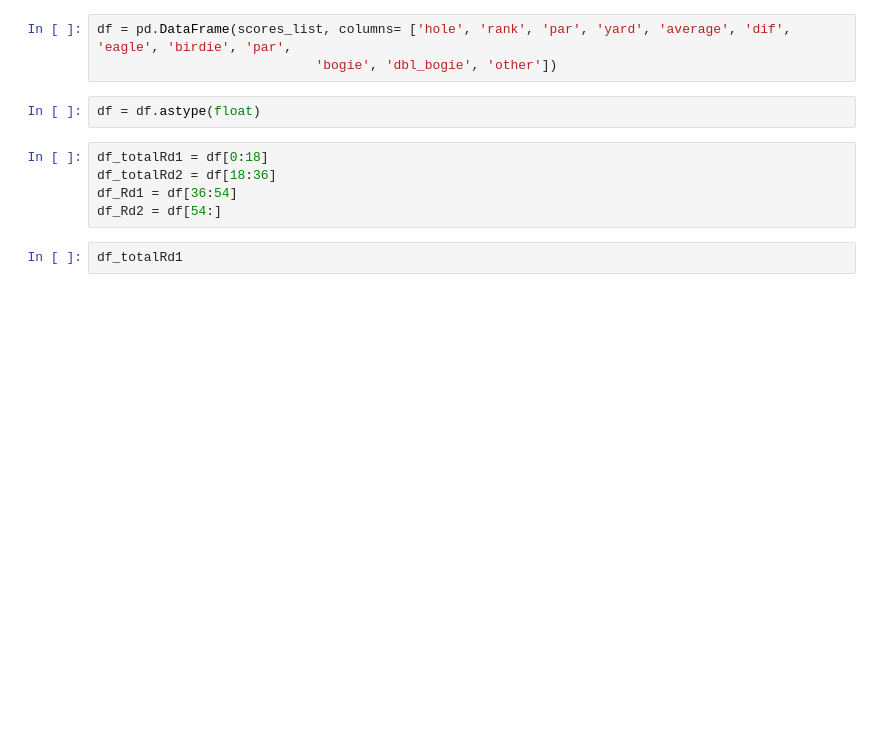
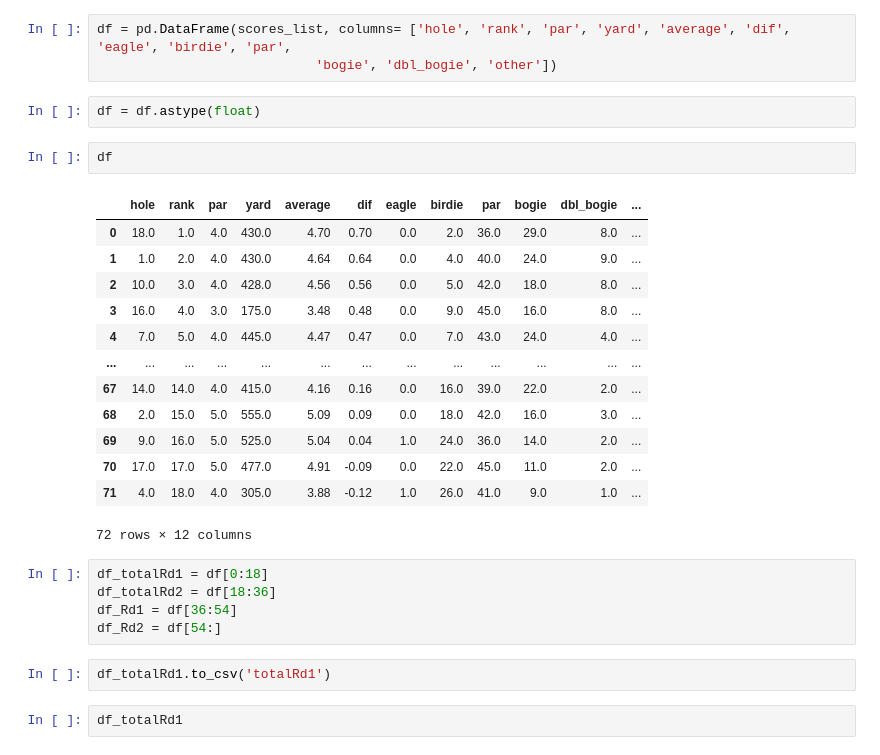
Before and after one commit to richesinrr0/bscGolf, a Jupyter notebook: scrape2019.ipynb, the cells around one changed output. Cells and saved outputs as stored; diff of their text form; blank space fills up the shorter version.

```diff
--- a/scrape2019.ipynb
+++ b/scrape2019.ipynb
@@ -28,11 +48,29 @@ df = pd.DataFrame(scores_list, columns= ['hole', 'rank', 'par', 'yard', 'average
                             'bogie', 'dbl_bogie', 'other'])
 # %%
 df = df.astype(float)
+# %%
+df
+# %% [output]
+|  | hole | rank | par | yard | average | dif | eagle | birdie | par | bogie | dbl_bogie | ... |
+| 0 | 18.0 | 1.0 | 4.0 | 430.0 | 4.70 | 0.70 | 0.0 | 2.0 | 36.0 | 29.0 | 8.0 | ... |
+| 1 | 1.0 | 2.0 | 4.0 | 430.0 | 4.64 | 0.64 | 0.0 | 4.0 | 40.0 | 24.0 | 9.0 | ... |
+| 2 | 10.0 | 3.0 | 4.0 | 428.0 | 4.56 | 0.56 | 0.0 | 5.0 | 42.0 | 18.0 | 8.0 | ... |
+| 3 | 16.0 | 4.0 | 3.0 | 175.0 | 3.48 | 0.48 | 0.0 | 9.0 | 45.0 | 16.0 | 8.0 | ... |
+| 4 | 7.0 | 5.0 | 4.0 | 445.0 | 4.47 | 0.47 | 0.0 | 7.0 | 43.0 | 24.0 | 4.0 | ... |
+| ... | ... | ... | ... | ... | ... | ... | ... | ... | ... | ... | ... | ... |
+| 67 | 14.0 | 14.0 | 4.0 | 415.0 | 4.16 | 0.16 | 0.0 | 16.0 | 39.0 | 22.0 | 2.0 | ... |
+| 68 | 2.0 | 15.0 | 5.0 | 555.0 | 5.09 | 0.09 | 0.0 | 18.0 | 42.0 | 16.0 | 3.0 | ... |
+| 69 | 9.0 | 16.0 | 5.0 | 525.0 | 5.04 | 0.04 | 1.0 | 24.0 | 36.0 | 14.0 | 2.0 | ... |
+| 70 | 17.0 | 17.0 | 5.0 | 477.0 | 4.91 | -0.09 | 0.0 | 22.0 | 45.0 | 11.0 | 2.0 | ... |
+| 71 | 4.0 | 18.0 | 4.0 | 305.0 | 3.88 | -0.12 | 1.0 | 26.0 | 41.0 | 9.0 | 1.0 | ... |
+72 rows × 12 columns
 # %%
 df_totalRd1 = df[0:18]
 df_totalRd2 = df[18:36]
 df_Rd1 = df[36:54]
 df_Rd2 = df[54:]
+# %%
+df_totalRd1.to_csv('totalRd1')
 # %%
 df_totalRd1
 # %% [output]
```
Also changed, not shown: parts of 5 cells of this notebook, 6 other files.
